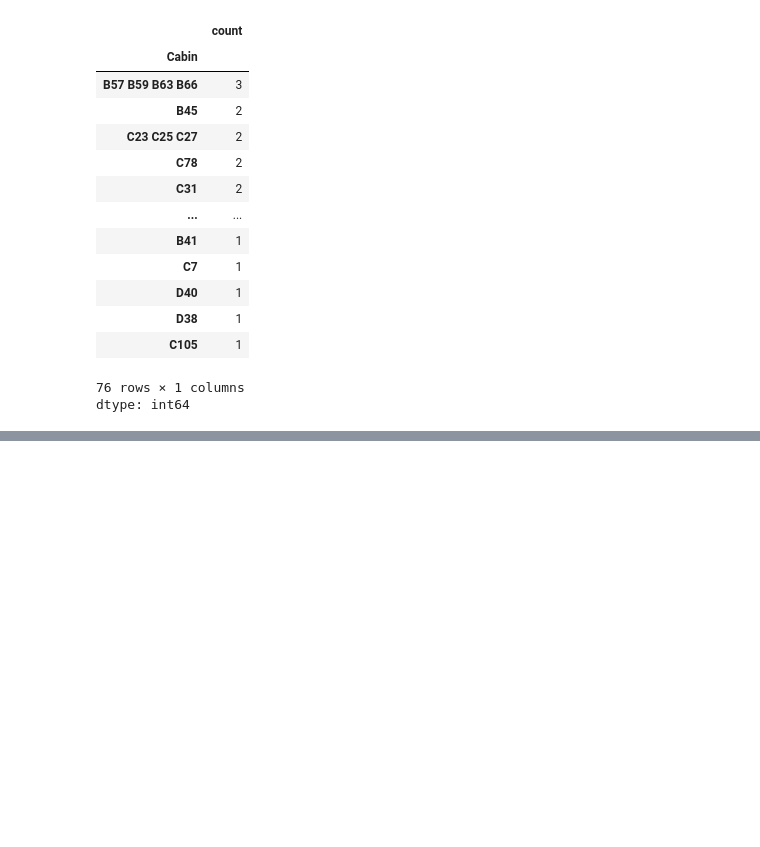
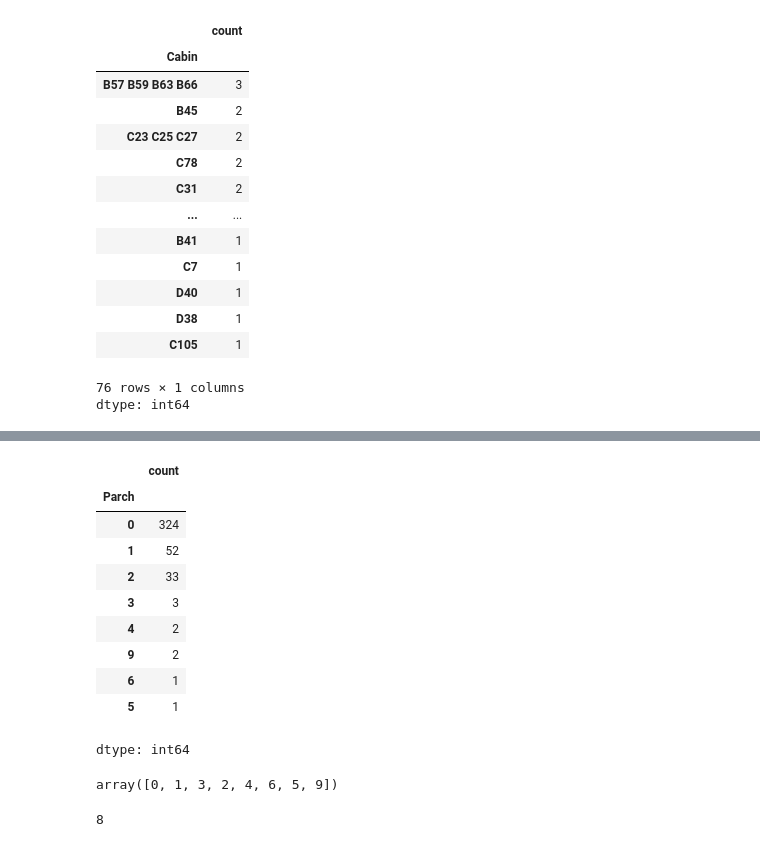
Before and after one commit to raheelam98/DataAnalysis, a Jupyter notebook: EDA/EDA_Sessions_RM/DA5_Missing_values_and_outliers_Sec_3_RM.ipynb, the cells around one changed output, grey strips where cells are left out. Saved outputs shown, nothing was run; the diff lists cells and outputs as text; code cells hidden in the pictures; blank space fills up the shorter version.

```diff
--- a/EDA/EDA_Sessions_RM/DA5_Missing_values_and_outliers_Sec_3_RM.ipynb
+++ b/EDA/EDA_Sessions_RM/DA5_Missing_values_and_outliers_Sec_3_RM.ipynb
@@ -129,0 +163,23 @@ dtype: int64
+# %%
+df['Parch'].value_counts()
+# %% [output]
+|  | count |
+| Parch |  |
+| 0 | 324 |
+| 1 | 52 |
+| 2 | 33 |
+| 3 | 3 |
+| 4 | 2 |
+| 9 | 2 |
+| 6 | 1 |
+| 5 | 1 |
+dtype: int64
+# %%
+df['Parch'].unique()
+# %% [output]
+array([0, 1, 3, 2, 4, 6, 5, 9])
+# %%
+# Returns the number of unique values in the column of a DataFrame
+df['Parch'].nunique()
+# %% [output]
+8
```
Also changed, not shown: parts of 3 cells of this notebook.
